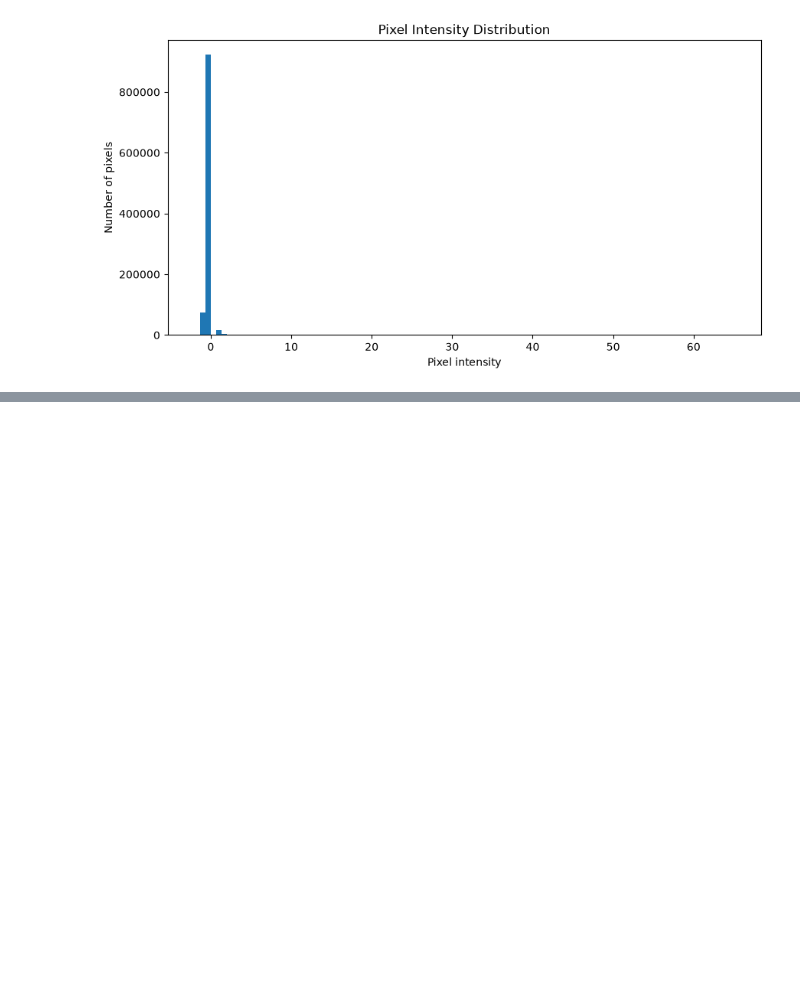
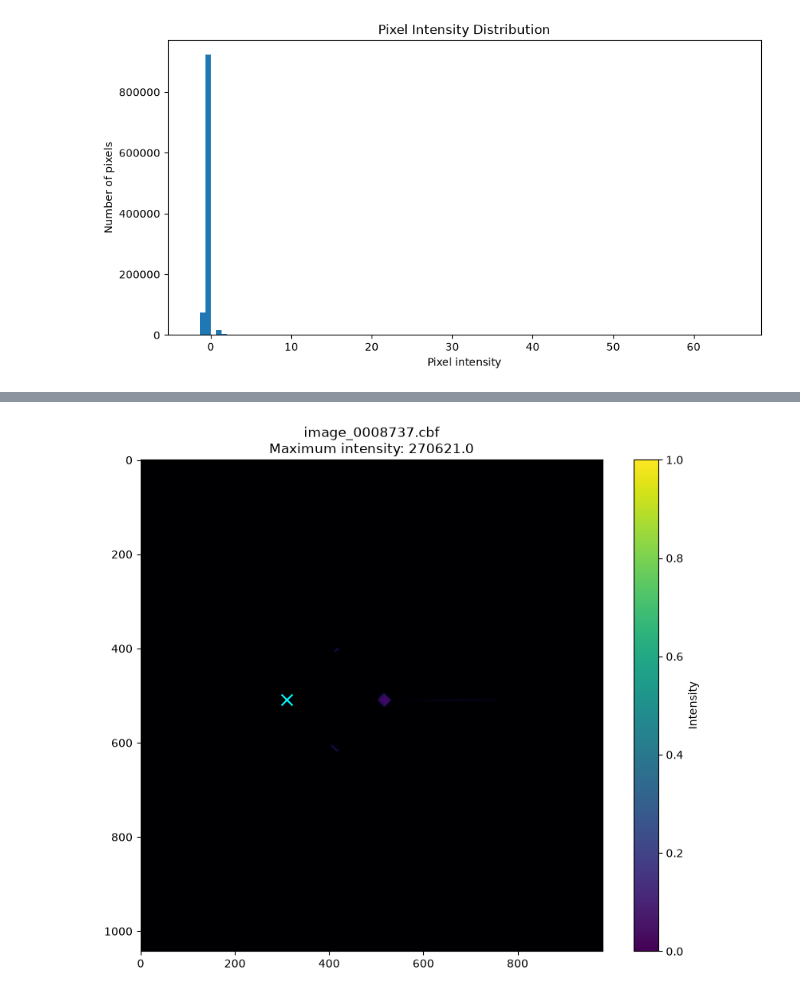
Before and after one commit to nightd132/X-ray_Optics_Alignment, a Jupyter notebook: notebooks/01_explore_data.ipynb, the cells around one changed output, grey strips where cells are left out. Cells and saved outputs as stored; diff of their text form; code cells hidden in the pictures; blank space fills up the shorter version.

```diff
--- a/notebooks/01_explore_data.ipynb
+++ b/notebooks/01_explore_data.ipynb
@@ -39,0 +114,82 @@ plt.show()
+# %%
+from pathlib import Path
+
+import fabio
+import matplotlib.pyplot as plt
+import numpy as np
+
+
+# Path to your example image
+path_130 = Path(
+    "../data/Mainz_2022-10_AXO-Optics-Scan-forML/"
+    "Mainz_20220912_02_AXO-Optics-Scan-forML_245W_Al-tape_noFlTu_SourceDet-130cm_detPos1/"
+    "image_0008737.cbf"
+)
+
+
+def find_brightest_point(image):
+    """Return x, z coordinates and maximum intensity."""
+    z, x = np.unravel_index(np.argmax(image), image.shape)
+    return x, z, float(image[z, x])
+
+
+def inspect_image(image_path):
+    image = fabio.open(str(image_path)).data
+    x, z, intensity = find_brightest_point(image)
+
+    print(f"Image: {image_path.name}")
+    print(f"Shape: {image.shape}")
+    print(f"Brightest pixel: x={x}, z={z}")
+    print(f"Maximum intensity: {intensity}")
+
+    plt.figure(figsize=(10, 8))
+    plt.imshow(image, cmap="inferno", origin="upper")
+    plt.scatter(x, z, color="cyan", marker="x", s=100)
+    plt.title(f"{image_path.name}\nMaximum intensity: {intensity}")
+    plt.colorbar(label="Intensity")
+    plt.show()
+
+
+def find_optimal_image(folder):
+    """Find the image with the highest single-pixel intensity."""
+    image_paths = sorted(Path(folder).glob("*.cbf"))
+
+    if not image_paths:
+        raise FileNotFoundError(f"No CBF images found in {folder}")
+
+    best_path = None
+    best_intensity = -np.inf
+    best_point = None
+
+    for image_path in image_paths:
+        image = fabio.open(str(image_path)).data
+        x, z, intensity = find_brightest_point(image)
+
+        if intensity > best_intensity:
+            best_path = image_path
+            best_intensity = intensity
+            best_point = (x, z)
+
+    print("\n--- Highest maximum intensity ---")
+    print(f"Image: {best_path}")
+    print(f"Brightest pixel (x, z): {best_point}")
+    print(f"Maximum intensity: {best_intensity}")
+
+    # Plot the winning image
+    best_image = fabio.open(str(best_path)).data
+    plt.figure(figsize=(10, 8))
+    plt.imshow(best_image, cmap="inferno", origin="upper")
+    plt.scatter(*best_point, color="cyan", marker="x", s=100)
+    plt.title(f"Highest intensity: {best_path.name}")
+    plt.colorbar(label="Intensity")
+    plt.show()
+
+    return best_path, best_point, best_intensity
+
+
+# 1. Inspect the example image
+inspect_image(path_130)
+
+# 2. Search the folder for the highest-intensity image
+best_path, best_point, best_intensity = find_optimal_image(path_130.parent)
+# %% [output]
@@ -39,0 +200 @@ plt.show()
+[figure, added]
```
Also changed, not shown: parts of 10 cells of this notebook, 10 other files.
